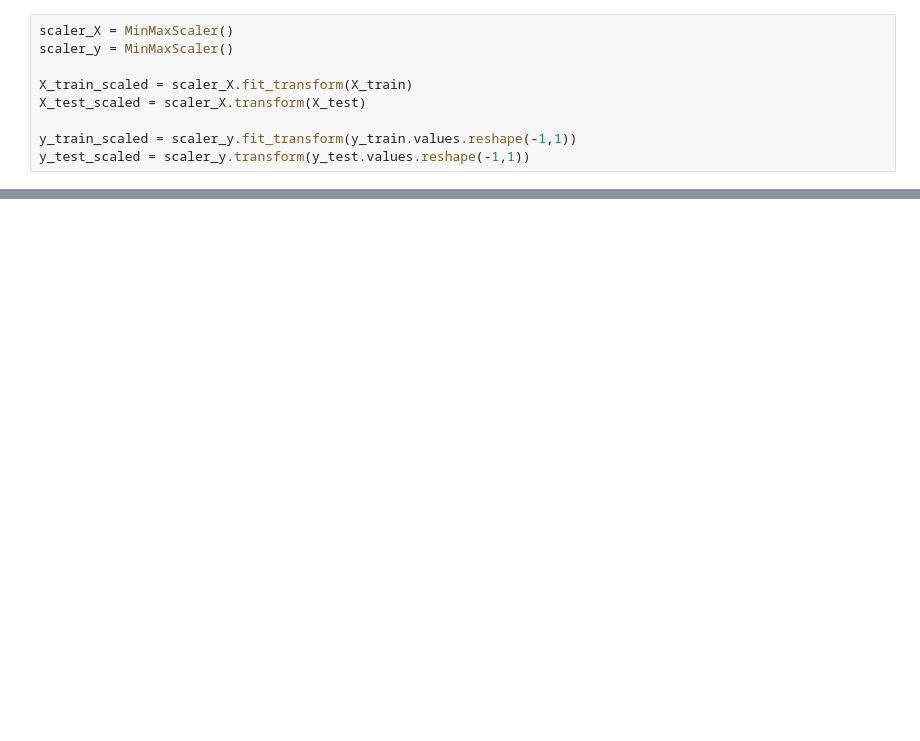
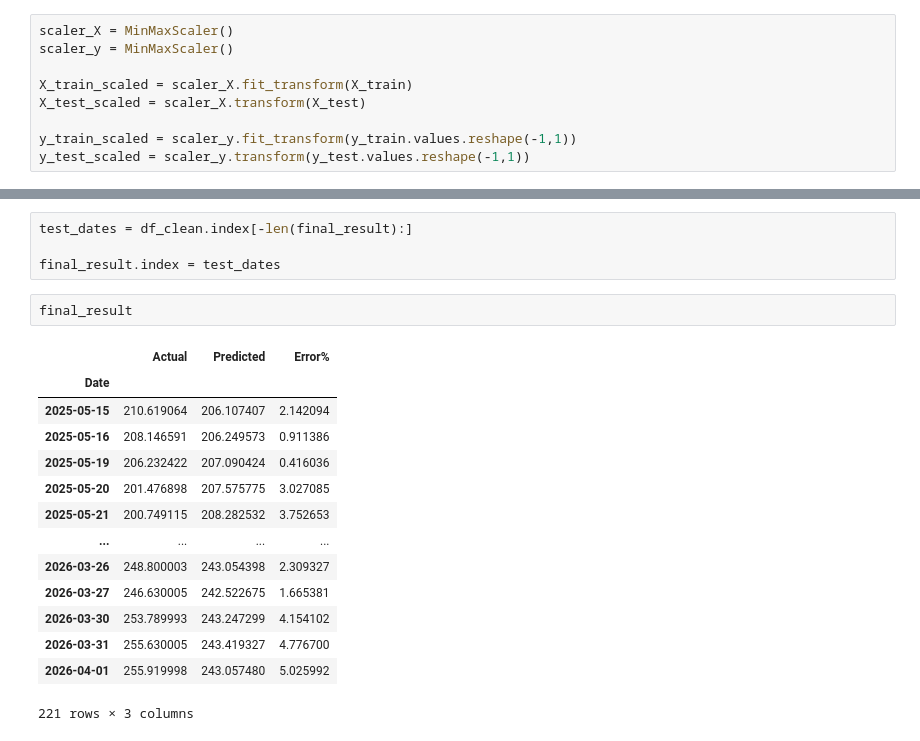
Before and after one commit to vijais0604-cloud/Apple_Stock_Prediction, a Jupyter notebook: Apple_Stock.ipynb, the cells around one changed output, grey strips where cells are left out. Saved outputs shown, nothing was run; the diff lists cells and outputs as text; blank space fills up the shorter version.

```diff
--- a/Apple_Stock.ipynb
+++ b/Apple_Stock.ipynb
@@ -379,0 +718,21 @@ y_test_scaled = scaler_y.transform(y_test.values.reshape(-1,1))
+# %%
+test_dates = df_clean.index[-len(final_result):]
+
+final_result.index = test_dates
+# %%
+final_result
+# %% [output]
+|  | Actual | Predicted | Error% |
+| Date |  |  |  |
+| 2025-05-15 | 210.619064 | 206.107407 | 2.142094 |
+| 2025-05-16 | 208.146591 | 206.249573 | 0.911386 |
+| 2025-05-19 | 206.232422 | 207.090424 | 0.416036 |
+| 2025-05-20 | 201.476898 | 207.575775 | 3.027085 |
+| 2025-05-21 | 200.749115 | 208.282532 | 3.752653 |
+| ... | ... | ... | ... |
+| 2026-03-26 | 248.800003 | 243.054398 | 2.309327 |
+| 2026-03-27 | 246.630005 | 242.522675 | 1.665381 |
+| 2026-03-30 | 253.789993 | 243.247299 | 4.154102 |
+| 2026-03-31 | 255.630005 | 243.419327 | 4.776700 |
+| 2026-04-01 | 255.919998 | 243.057480 | 5.025992 |
+221 rows × 3 columns
```
Also changed, not shown: parts of 32 cells of this notebook, 2 other files.
